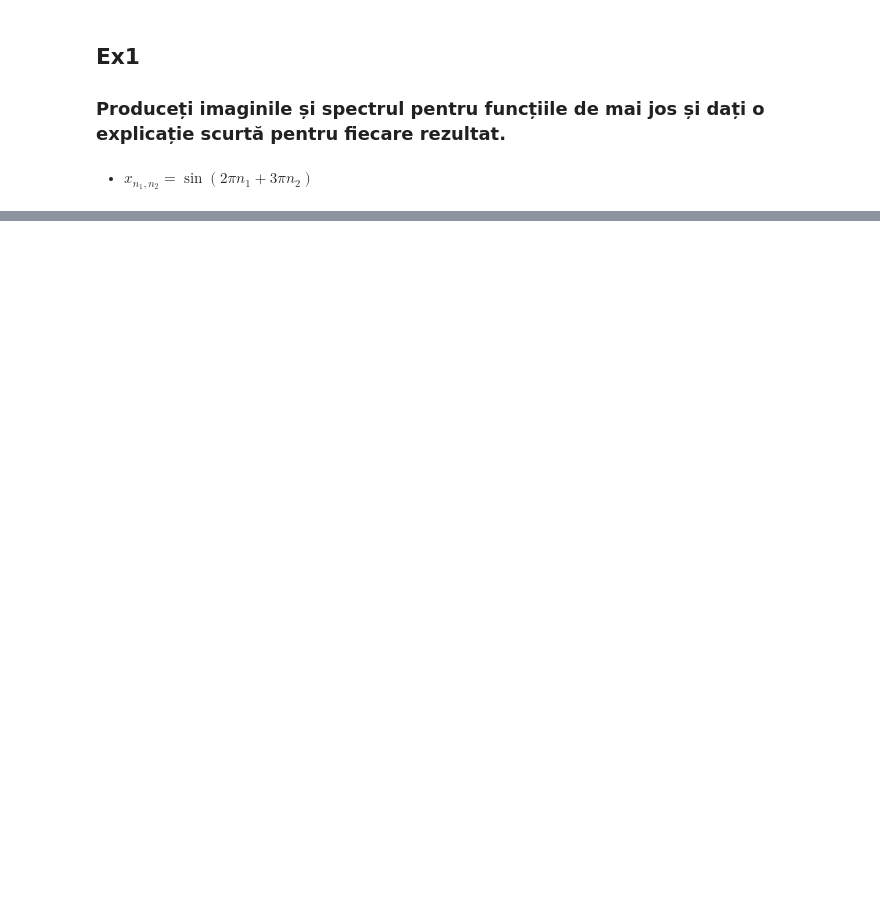
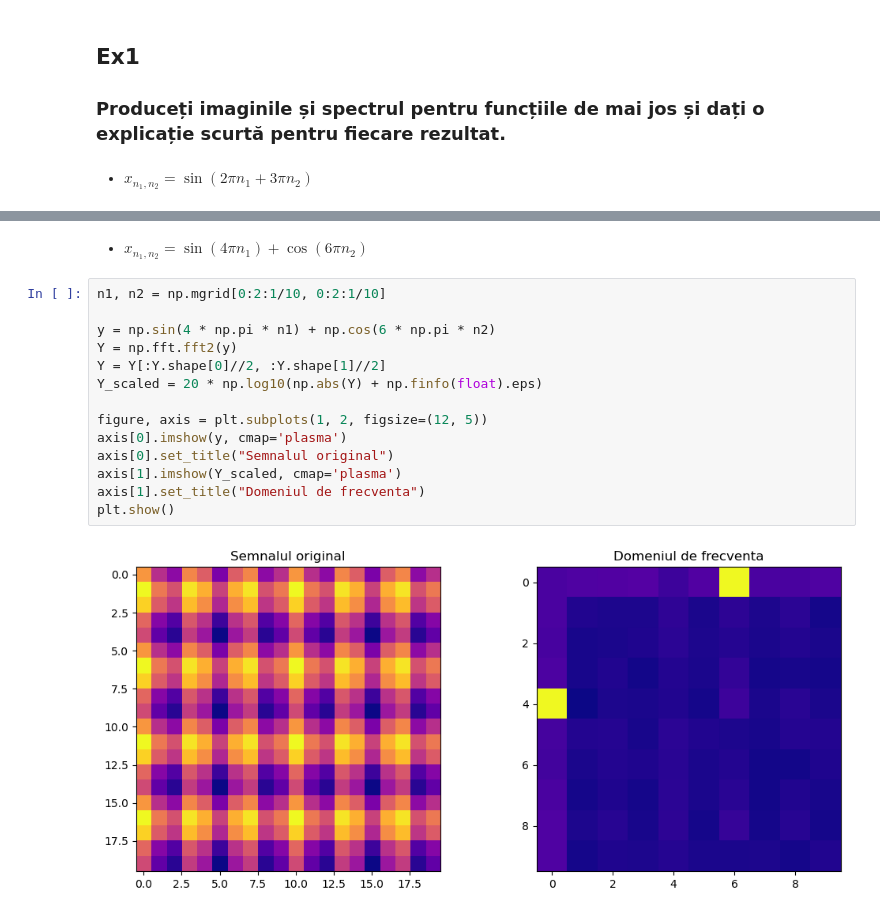
Before and after one commit to adania-miu/Prelucrarea-Semnalelor-Teme-Laborator, a Jupyter notebook: Laborator7/Lab7.ipynb, the cells around one changed output, grey strips where cells are left out. Cells and saved outputs as stored; diff of their text form; blank space fills up the shorter version.

```diff
--- a/Laborator7/Lab7.ipynb
+++ b/Laborator7/Lab7.ipynb
@@ -32,0 +35,18 @@ plt.show()
+# %% [markdown]
+* $x_{n_1,n_2} = \sin(4\pi n_1) + \cos(6\pi n_2)$
+# %%
+n1, n2 = np.mgrid[0:2:1/10, 0:2:1/10]
+
+y = np.sin(4 * np.pi * n1) + np.cos(6 * np.pi * n2)
+Y = np.fft.fft2(y)
+Y = Y[:Y.shape[0]//2, :Y.shape[1]//2]
+Y_scaled = 20 * np.log10(np.abs(Y) + np.finfo(float).eps)
+
+figure, axis = plt.subplots(1, 2, figsize=(12, 5))
+axis[0].imshow(y, cmap='plasma')
+axis[0].set_title("Semnalul original")
+axis[1].imshow(Y_scaled, cmap='plasma')
+axis[1].set_title("Domeniul de frecventa")
+plt.show()
+# %% [output]
+[figure, added]
```
Also changed, not shown: parts of 11 cells of this notebook.
